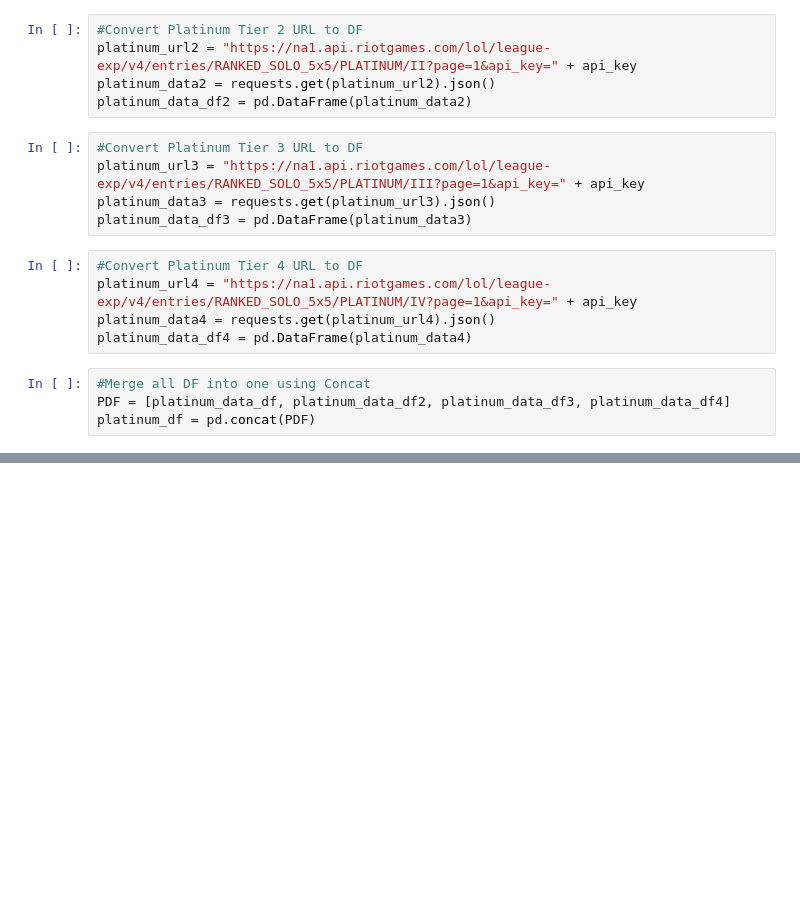
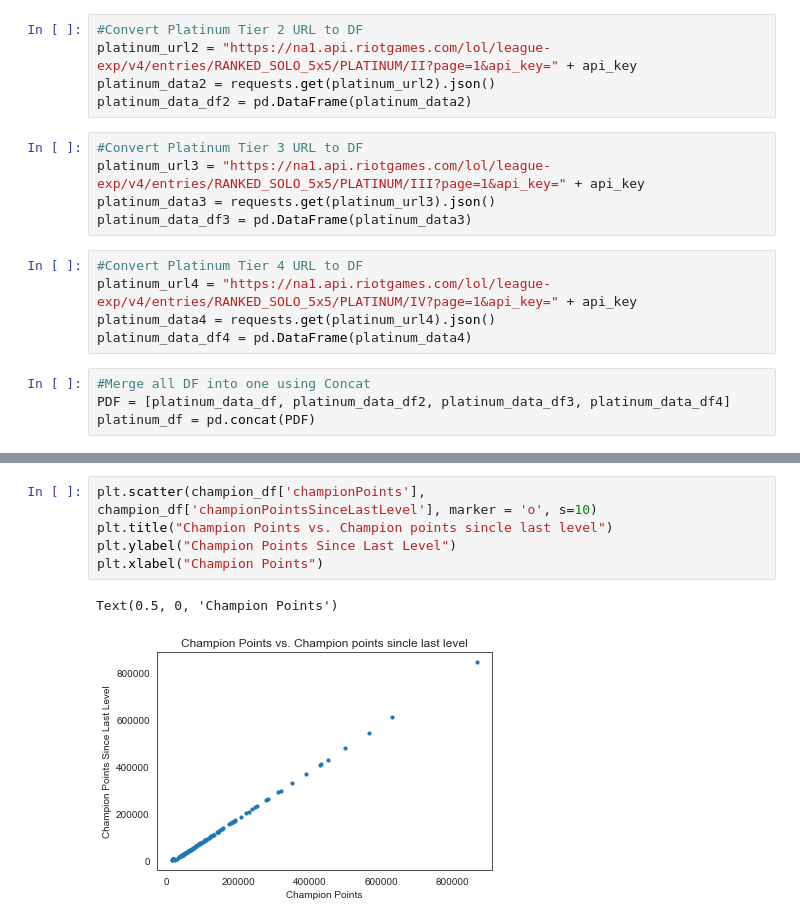
Before and after one commit to Hollow24/Group-3-Project, a Jupyter notebook: Gold and Platinum Data.ipynb, the cells around one changed output, grey strips where cells are left out. Drawn from its saved outputs; the diff is of its cells as text; blank space fills up the shorter version.

```diff
--- a/Gold and Platinum Data.ipynb
+++ b/Gold and Platinum Data.ipynb
@@ -193,0 +273,8 @@ response =
+# %%
+plt.scatter(champion_df['championPoints'], champion_df['championPointsSinceLastLevel'], marker = 'o', s=10)
+plt.title("Champion Points vs. Champion points sincle last level")
+plt.ylabel("Champion Points Since Last Level")
+plt.xlabel("Champion Points")
+# %% [output]
+Text(0.5, 0, 'Champion Points')
+[figure, added]
```
Also changed, not shown: parts of 42 cells of this notebook, 4 other files.
